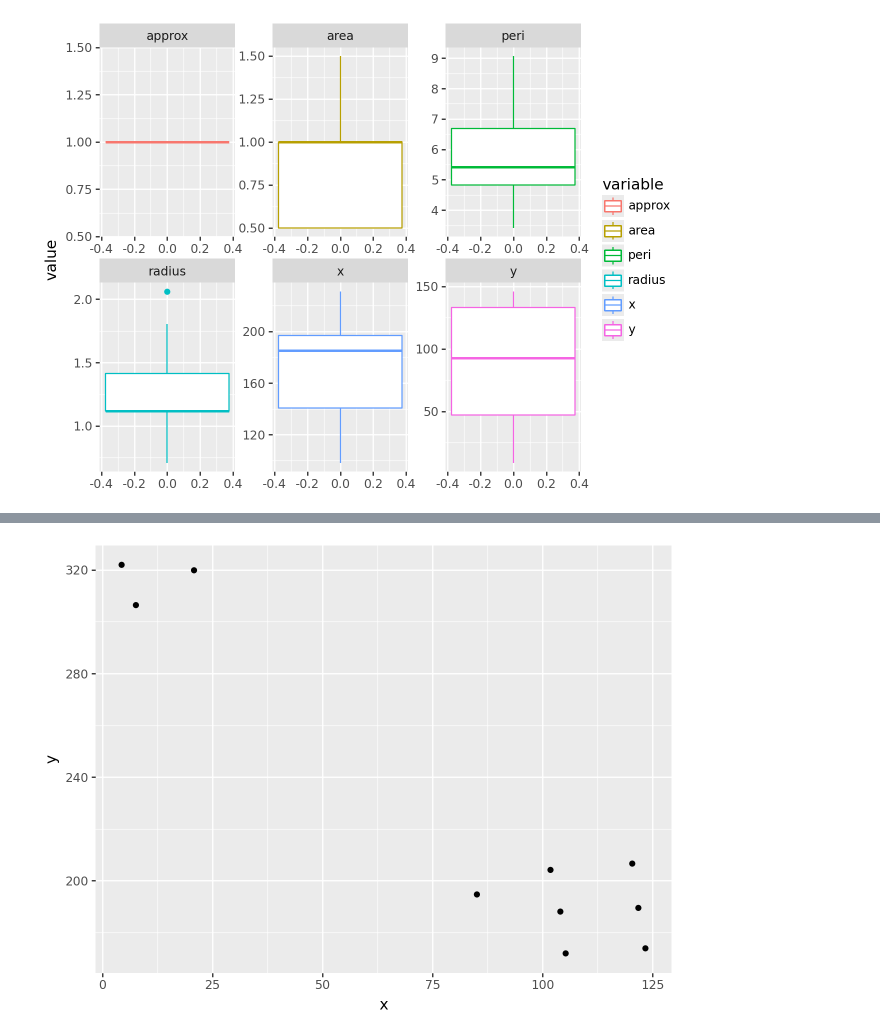
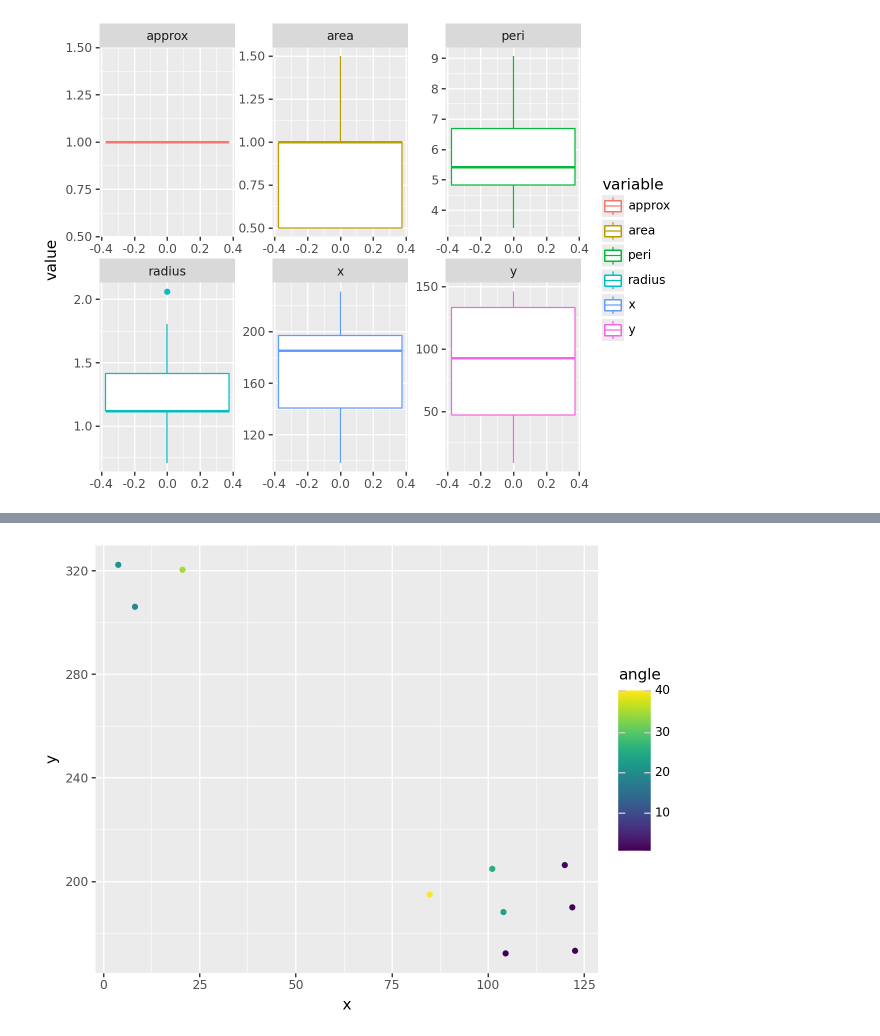
Before and after one commit to amoghsharma24/Macademia-Project-PAR, a Jupyter notebook: tree_testing.ipynb, the cells around one changed output, grey strips where cells are left out. Saved outputs shown, nothing was run; the diff lists cells and outputs as text; code cells hidden in the pictures.

```diff
--- a/tree_testing.ipynb
+++ b/tree_testing.ipynb
@@ -11,8 +11,8 @@ files_path = "tree_mapper/maps"
 # %%
 # https://www.geeksforgeeks.org/python/circle-detection-using-opencv-python/
 # Read image
-images = ["/turtlebot_area.pgm", "/ulthwe_static_map.pgm", "/urukhai_dynamic_map.pgm"]
-img = cv2.imread(files_path + images[2], cv2.IMREAD_GRAYSCALE)
+images = ["/turtlebot_area.pgm", "/ulthwe_static_map.pgm", "/urukhai_dynamic_map.pgm", "/testing.pgm"]
+img = cv2.imread(files_path + images[3], cv2.IMREAD_GRAYSCALE)
 output = cv2.cvtColor(img, cv2.COLOR_GRAY2RGB)
 # %% [markdown]
 # Circle detection
@@ -51,8 +55,9 @@ circles = cv2.HoughCircles(
 # %%
 # Draw only the first detected circle
 if circles is not None:
-    circles = np.uint16(np.around(circles))
+    print(circles)
     for row in circles:
+        print(row)
         for x, y, r in row:
             cv2.circle(output, (x, y), r, (0, 255, 0), 1)  # Circle outline
             cv2.circle(output, (x, y), 1, (0, 0, 255), 1)  # Center point
@@ -77,7 +104,6 @@ contours, hierarchy = cv2.findContours(thresh, cv2.RETR_TREE, cv2.CHAIN_APPROX_S
 cnts = contours
 if not isinstance(cnts, tuple):
     cnts = [cnts]
-
 # epsilon = 0.1*cv2.arcLength(cnt,True)
 
 # approx = cv2.approxPolyDP(cnt,epsilon,True)
@@ -97,15 +123,20 @@ for c in cnts:
         area > 0 and area < 5
         and radius < 3
         and peri > 2 and peri < 10):
-        cv2.circle(output2, (int(x), int(y)), int(radius), (0, 255, 0), 1)
-        trees.append((x, y))
+        # cv2.circle(output2, (int(x), int(y)), int(radius), (0, 255, 0), 1)
+        trees.append((x, y, radius))
         filtered_cnts.append((peri, len(approx), area, x, y, radius))
 
+# Draw only the first detected circle
+trees = [trees]
+if trees is not None:
+    trees = np.uint16(np.around(trees))
+    for row in trees:
+        for x, y, r in row:
+            cv2.circle(output2, (x, y), 0, (0, 255, 0), 1)  # Circle outline
+            cv2.circle(output2, (x, y), 1, (0, 0, 255), 1)  # Center point
 
-
-# cv2.drawContours(output2, trees, -1, (0,255,0), 1)
-
-scale = 3
+scale = 2
 # Show result
 scaled_output = cv2.resize(output2, dsize=None, fx=scale,fy=scale, interpolation=cv2.INTER_NEAREST)
 # cv2.namedWindow("Detected Circles", cv2.WINDOW_NORMAL)
@@ -416,6 +600,6 @@ def get_quadrant(x, y):
 
 trees_df = pd.DataFrame(trees, columns = ["x", "y"])
 
-plot_df = trees_df.iloc[list(filtered_potential_points.keys())]
+plot_df = trees_df.iloc[list(true_i)]
 
-plot_df.head(20)
+plot_df["angle"] = list(second_points.values())
@@ -434,4 +606,4 @@ plot_df.head(20)
 # %%
-ggplot(plot_df, aes(x="x", y="y")) + geom_point(position = "jitter")
+ggplot(plot_df, aes(x="x", y="y", color="angle")) + geom_point(position = "jitter")
 # %% [output]
-[figure, old version]
+[figure, new version]
```
Also changed, not shown: parts of 10 cells of this notebook, 5 other files.
